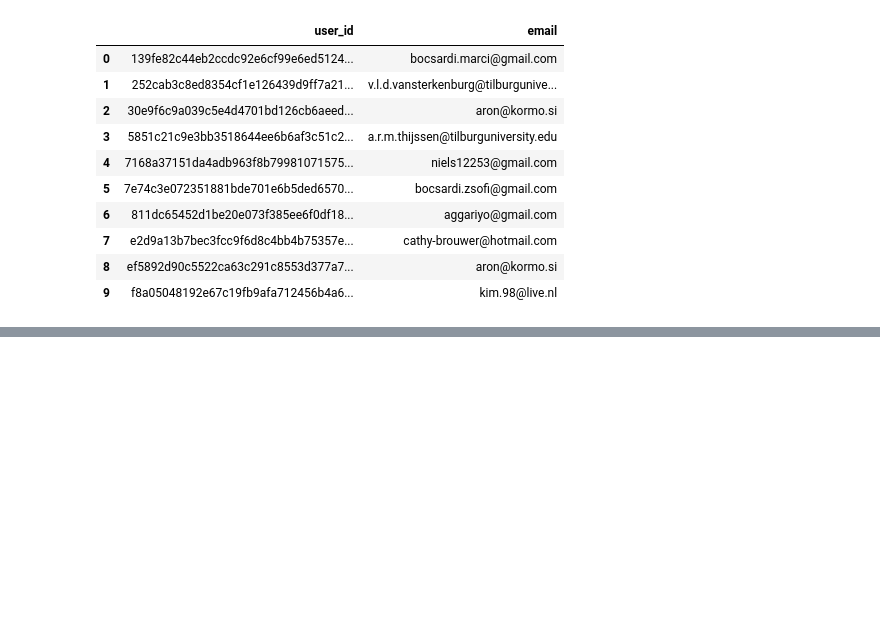
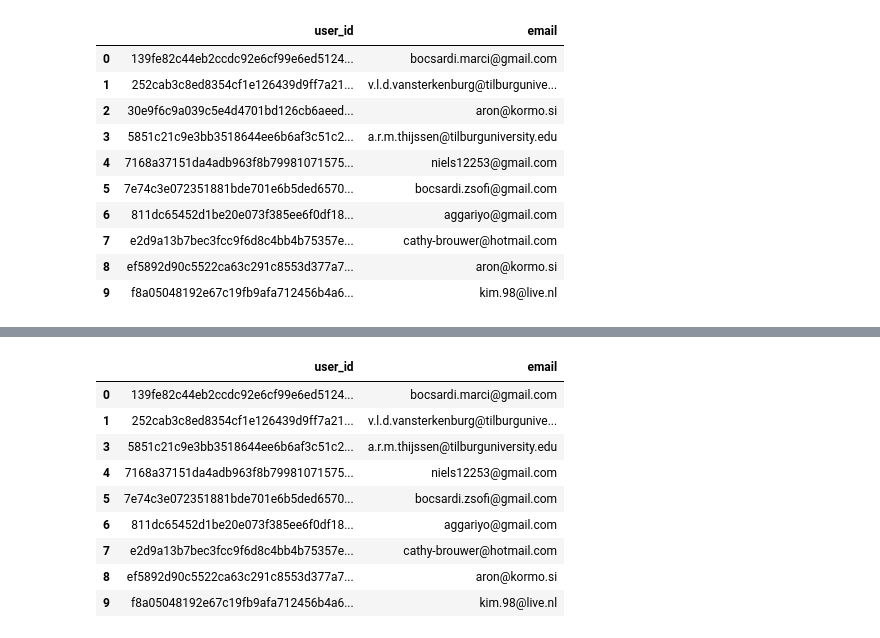
Before and after one commit to bocsardigergely/dss-group-assignment, a Jupyter notebook: 2_present_recommendations/PlaylistCreationAndSending.ipynb, the cells around one changed output, grey strips where cells are left out. Cells and saved outputs as stored; diff of their text form; code cells hidden in the pictures; blank space fills up the shorter version.

```diff
--- a/2_present_recommendations/PlaylistCreationAndSending.ipynb
+++ b/2_present_recommendations/PlaylistCreationAndSending.ipynb
@@ -95,0 +228,14 @@ TypeError: API.generatePlaylistNames() missing 1 required positional argument: '
+# %%
+emails = user_df[user_df["user_id"].isin(successes)]
+emails
+# %% [output]
+|  | user_id | email |
+| 0 | 139fe82c44eb2ccdc92e6cf99e6ed5124... | bocsardi.marci@gmail.com |
+| 1 | 252cab3c8ed8354cf1e126439d9ff7a21... | v.l.d.vansterkenburg@tilburgunive... |
+| 3 | 5851c21c9e3bb3518644ee6b6af3c51c2... | a.r.m.thijssen@tilburguniversity.edu |
+| 4 | 7168a37151da4adb963f8b79981071575... | niels12253@gmail.com |
+| 5 | 7e74c3e072351881bde701e6b5ded6570... | bocsardi.zsofi@gmail.com |
+| 6 | 811dc65452d1be20e073f385ee6f0df18... | aggariyo@gmail.com |
+| 7 | e2d9a13b7bec3fcc9f6d8c4bb4b75357e... | cathy-brouwer@hotmail.com |
+| 8 | ef5892d90c5522ca63c291c8553d377a7... | aron@kormo.si |
+| 9 | f8a05048192e67c19fb9afa712456b4a6... | kim.98@live.nl |
```
Also changed, not shown: parts of 17 cells of this notebook, 3 other files.
